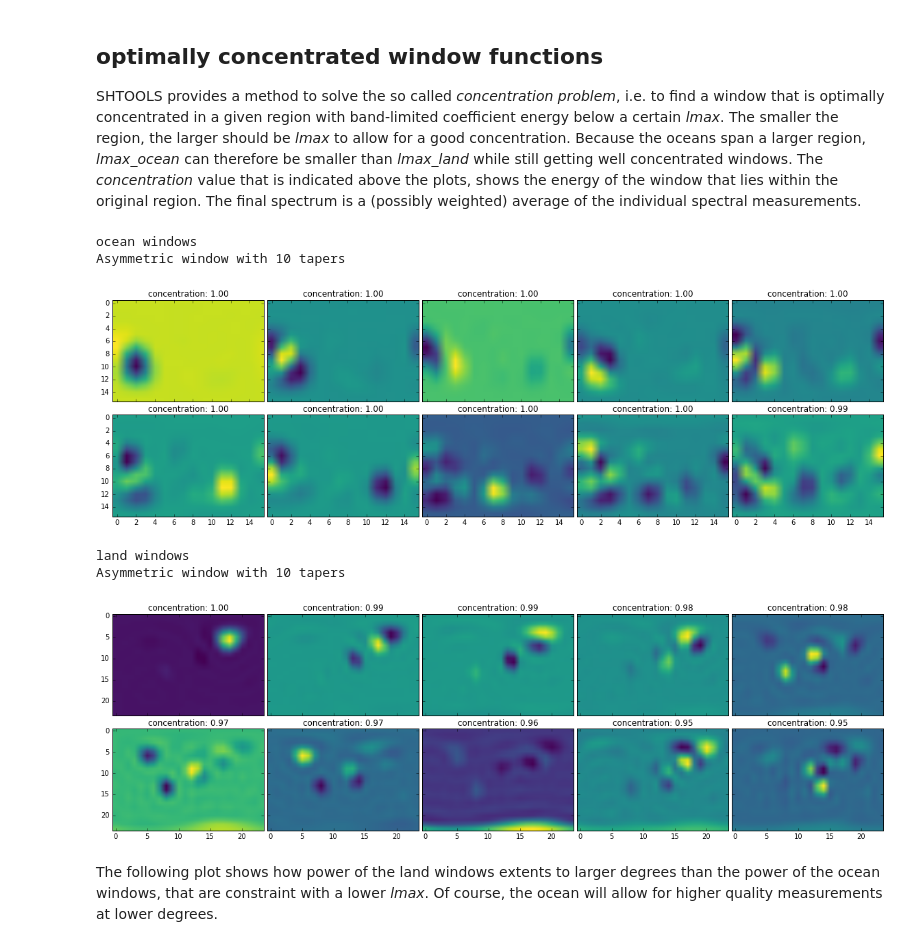
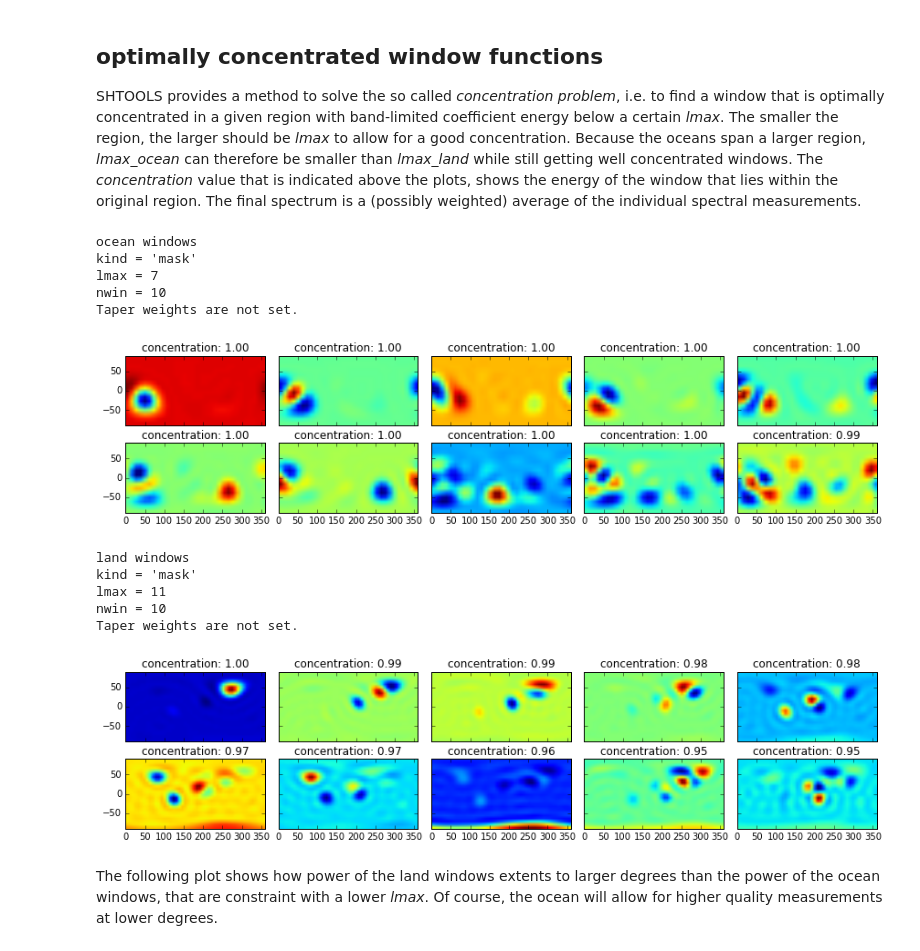
Before and after one commit to SHTOOLS/SHTOOLS, a Jupyter notebook: examples/notebooks/tutorial_5.ipynb, the cells around one changed output. Cells and saved outputs as stored; diff of their text form; code cells hidden in the pictures.

```diff
--- a/examples/notebooks/tutorial_5.ipynb
+++ b/examples/notebooks/tutorial_5.ipynb
@@ -36,23 +36,29 @@ SHTOOLS provides a method to solve the so called *concentration problem*, i.e. t
 # %%
 lmax_ocean = 7
 lmax_land = 11
 nwins = 10
-ocean_windows = SHWindow.from_mask(lmax_ocean, nwins, ocean_mask, sampling=2)
-land_windows = SHWindow.from_mask(lmax_land, nwins, land_mask, sampling=2)
+ocean_windows = SHWindow.from_mask(ocean_mask, lmax_ocean, nwins)
+land_windows = SHWindow.from_mask(land_mask, lmax_land, nwins)
 
 print 'ocean windows'
 ocean_windows.info()
-ocean_windows.plot(nwins, show=True)
+ocean_windows.plot_windows(nwins, show=True)
 print 'land windows'
 land_windows.info()
-land_windows.plot(nwins, show=True)
+land_windows.plot_windows(nwins, show=True)
 # %% [output]
 ocean windows
-Asymmetric window with 10 tapers
+kind = 'mask'
+lmax = 7
+nwin = 10
+Taper weights are not set.
-[figure, old version]
+[figure, new version]
 land windows
-Asymmetric window with 10 tapers
+kind = 'mask'
+lmax = 11
+nwin = 10
+Taper weights are not set.
-[figure, old version]
+[figure, new version]
 # %% [markdown]
 The following plot shows how power of the land windows extents to larger degrees than the power of the ocean windows, that are constraint with a lower *lmax*. Of course, the ocean will allow for higher quality measurements at lower degrees.
 # %%
```
Also changed, not shown: parts of 9 cells of this notebook, 6 other files.
